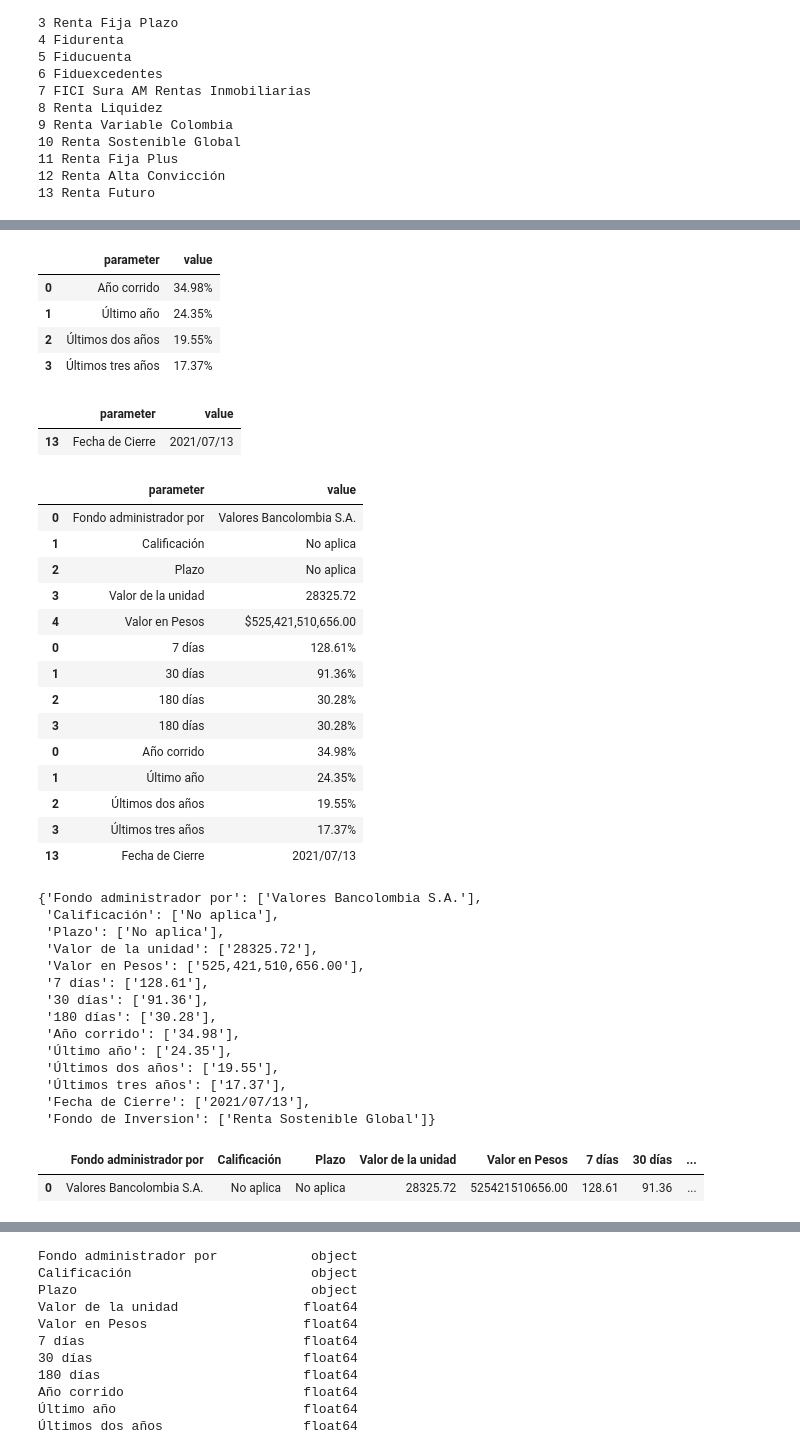
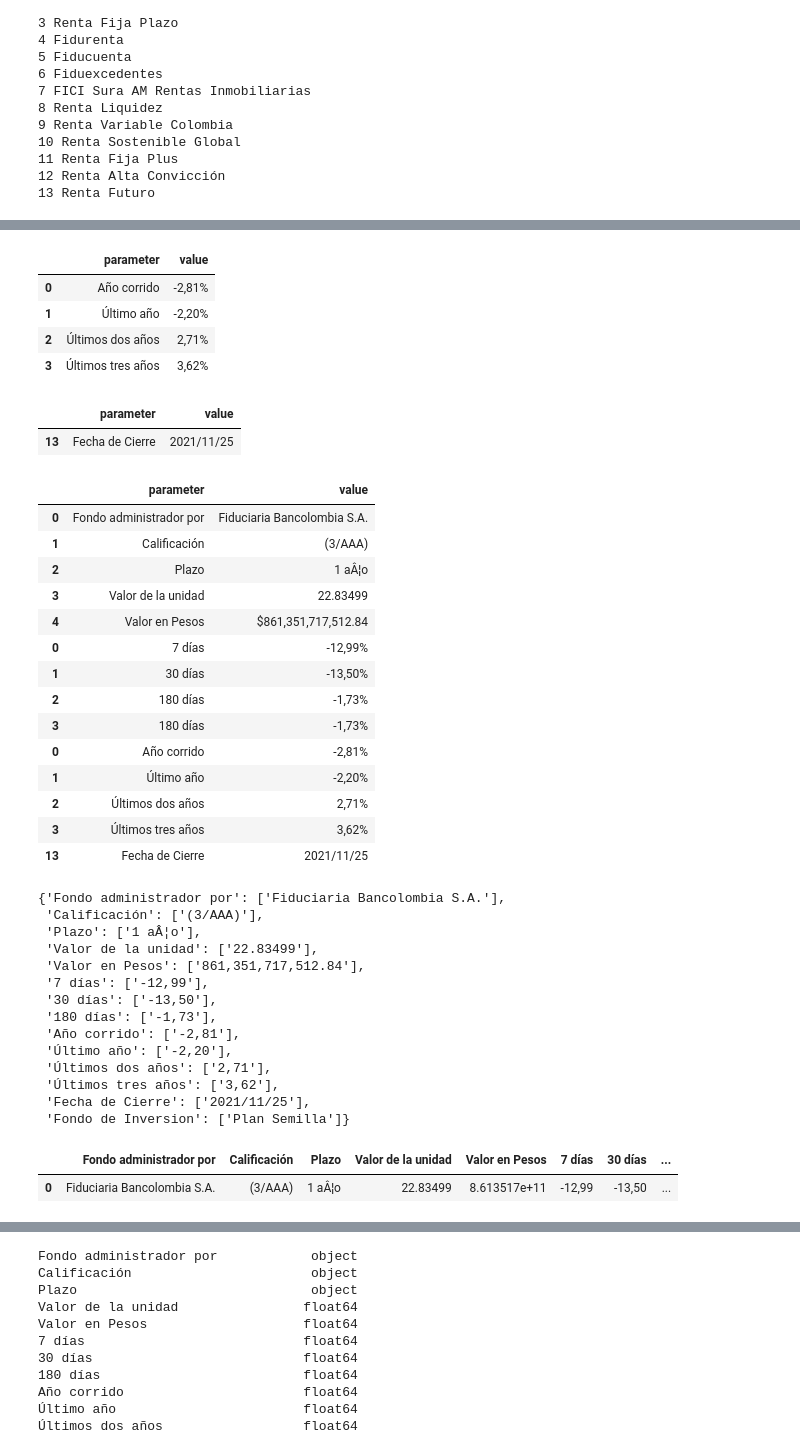
Before and after one commit to Haroldg94/Investment_funds_web_scraping, a Jupyter notebook: Bancolombia_Investment_Web_Scraping.ipynb, the cells around one changed output, grey strips where cells are left out. Drawn from its saved outputs; the diff is of its cells as text; code cells hidden in the pictures.

```diff
--- a/Bancolombia_Investment_Web_Scraping.ipynb
+++ b/Bancolombia_Investment_Web_Scraping.ipynb
@@ -55,7 +56,7 @@ options_dict = {}
 # Iterate through all option tags and get inside text
 for i,option in enumerate(options):
     # Using a regular expression to extract the value of the option
-    option_value = re.findall('\"([0-9]{1,2})',str(options[i]))[0]
+    option_value = re.findall('\"([0-9]{1,2})',str(option))[0]
     option_text = option.text
     options_dict[option_value] = option_text
     print(option_value,option_text)
@@ -274,7 +85,7 @@ historical_df.to_excel('investment_funds.xlsx',index = False)
 # %%
 element_dropdown = browser.find_element_by_name('nmSelectFondo')
 select = Select(element_dropdown)
-fund_to_select = '10'
+fund_to_select = '0'
 
 html = selecting_fund(select, fund_to_select)
 
@@ -392,10 +185,10 @@ years_profitability_df.columns = ['parameter','value']
 years_profitability_df
 # %% [output]
 |  | parameter | value |
-| 0 | Año corrido | 34.98% |
-| 1 | Último año | 24.35% |
-| 2 | Últimos dos años | 19.55% |
-| 3 | Últimos tres años | 17.37% |
+| 0 | Año corrido | -2,81% |
+| 1 | Último año | -2,20% |
+| 2 | Últimos dos años | 2,71% |
+| 3 | Últimos tres años | 3,62% |
 # %%
 closing_date_df = df.loc[13:14,:].T
 closing_date_df = closing_date_df.loc[~closing_date_df.duplicated(keep = 'first'),:].T
@@ -403,26 +196,26 @@ closing_date_df.columns = ['parameter','value']
 closing_date_df
 # %% [output]
 |  | parameter | value |
-| 13 | Fecha de Cierre | 2021/07/13 |
+| 13 | Fecha de Cierre | 2021/11/25 |
 # %%
 fund_info = pd.concat([general_info_df,days_profitability_df,years_profitability_df,closing_date_df])
 fund_info
 # %% [output]
 |  | parameter | value |
-| 0 | Fondo administrador por | Valores Bancolombia S.A. |
-| 1 | Calificación | No aplica |
-| 2 | Plazo | No aplica |
-| 3 | Valor de la unidad | 28325.72 |
-| 4 | Valor en Pesos | $525,421,510,656.00 |
-| 0 | 7 días | 128.61% |
-| 1 | 30 días | 91.36% |
-| 2 | 180 días | 30.28% |
-| 3 | 180 días | 30.28% |
-| 0 | Año corrido | 34.98% |
-| 1 | Último año | 24.35% |
-| 2 | Últimos dos años | 19.55% |
-| 3 | Últimos tres años | 17.37% |
-| 13 | Fecha de Cierre | 2021/07/13 |
+| 0 | Fondo administrador por | Fiduciaria Bancolombia S.A. |
+| 1 | Calificación | (3/AAA) |
+| 2 | Plazo | 1 aÂ¦o |
+| 3 | Valor de la unidad | 22.83499 |
+| 4 | Valor en Pesos | $861,351,717,512.84 |
+| 0 | 7 días | -12,99% |
+| 1 | 30 días | -13,50% |
+| 2 | 180 días | -1,73% |
+| 3 | 180 días | -1,73% |
+| 0 | Año corrido | -2,81% |
+| 1 | Último año | -2,20% |
+| 2 | Últimos dos años | 2,71% |
+| 3 | Últimos tres años | 3,62% |
+| 13 | Fecha de Cierre | 2021/11/25 |
 # %%
 fund_info.value = fund_info.value.str.replace('$','')
 fund_info.value = fund_info.value.str.replace('%','')
@@ -435,17 +228,17 @@ value_list = [[x] for x in value_list]
 fund_info_dict = dict(zip(key_list,value_list))
 fund_info_dict
 # %% [output]
-{'Fondo administrador por': ['Valores Bancolombia S.A.'],
- 'Calificación': ['No aplica'],
- 'Plazo': ['No aplica'],
- 'Valor de la unidad': ['28325.72'],
- 'Valor en Pesos': ['525,421,510,656.00'],
- '7 días': ['128.61'],
- '30 días': ['91.36'],
- '180 días': ['30.28'],
- 'Año corrido': ['34.98'],
- 'Último año': ['24.35'],
- 'Últimos dos años': ['19.55'],
- 'Últimos tres años': ['17.37'],
- 'Fecha de Cierre': ['2021/07/13'],
- 'Fondo de Inversion': ['Renta Sostenible Global']}
+{'Fondo administrador por': ['Fiduciaria Bancolombia S.A.'],
+ 'Calificación': ['(3/AAA)'],
+ 'Plazo': ['1 aÂ¦o'],
+ 'Valor de la unidad': ['22.83499'],
+ 'Valor en Pesos': ['861,351,717,512.84'],
+ '7 días': ['-12,99'],
+ '30 días': ['-13,50'],
+ '180 días': ['-1,73'],
+ 'Año corrido': ['-2,81'],
+ 'Último año': ['-2,20'],
+ 'Últimos dos años': ['2,71'],
+ 'Últimos tres años': ['3,62'],
+ 'Fecha de Cierre': ['2021/11/25'],
+ 'Fondo de Inversion': ['Plan Semilla']}
@@ -452,7 +247,6 @@ fund_info_dict
 # %%
-current_fund_info = pd.DataFrame(data = fund_info_dict)
-current_fund_info['Valor en Pesos'] = current_fund_info['Valor en Pesos'].str.replace(',','')
+current_fund_info['Valor en Pesos'] = current_fund_info['Valor en Pesos'].str.replace(',','').astype('float')
 current_fund_info
 # %% [output]
 |  | Fondo administrador por | Calificación | Plazo | Valor de la unidad | Valor en Pesos | 7 días | 30 días | ... |
-| 0 | Valores Bancolombia S.A. | No aplica | No aplica | 28325.72 | 525421510656.00 | 128.61 | 91.36 | ... |
+| 0 | Fiduciaria Bancolombia S.A. | (3/AAA) | 1 aÂ¦o | 22.83499 | 8.613517e+11 | -12,99 | -13,50 | ... |
```
Also changed, not shown: parts of 22 cells of this notebook, 1 other file.
